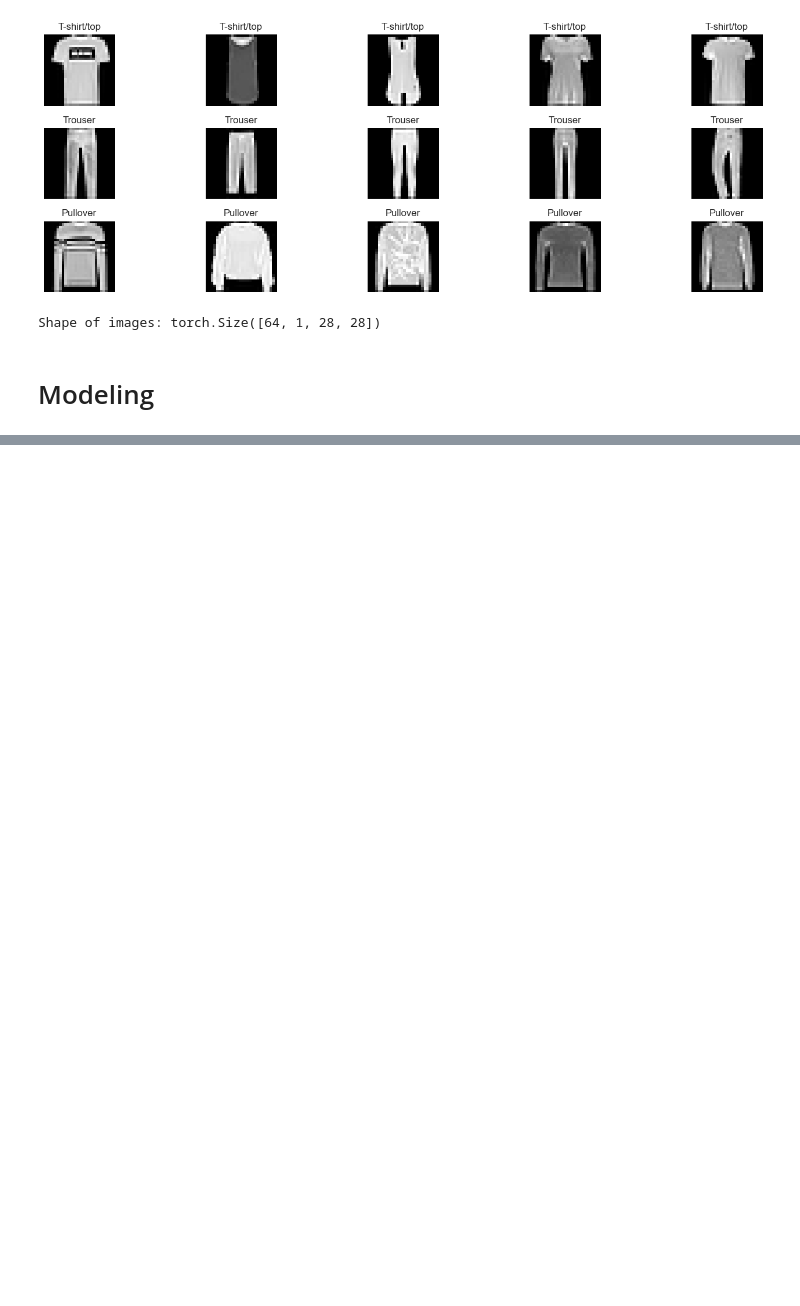
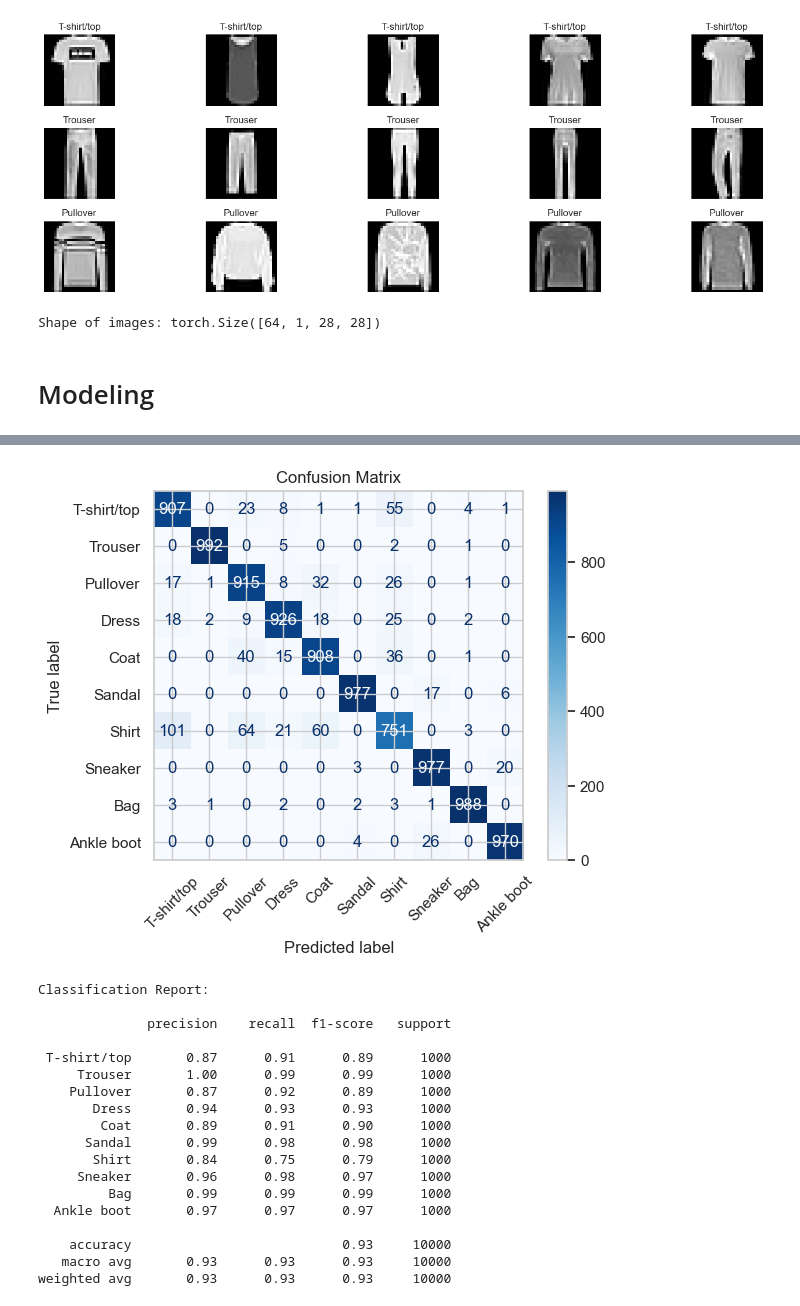
Before and after one commit to noah1-alt/E-Commerce-Clothing-Classifier, a Jupyter notebook: Technical Report.ipynb, the cells around one changed output, grey strips where cells are left out. Cells and saved outputs as stored; diff of their text form; code cells hidden in the pictures; blank space fills up the shorter version.

Commit message:
Final model, trained

```diff
--- a/Technical Report.ipynb
+++ b/Technical Report.ipynb
@@ -284,0 +323,17 @@ Validation Loss: 0.2362, Accuracy: 0.9140, Precision: 0.9140, Recall: 0.9140
+# %%
+criterion = nn.CrossEntropyLoss()  # Loss function
+optimizer = optim.Adam(model.parameters(), lr=0.0001)  # Optimizer
+model.train()  # Set the model to training mode
+num_epochs = 5  # Number of epochs
+for epoch in range(num_epochs):
+    running_loss = 0.0
+    for images, labels in full_train_loader:
+        optimizer.zero_grad()  # Zero the gradients
+        outputs = model(images)  # Forward pass
+        loss = criterion(outputs, labels)  # Compute loss
+        loss.backward()  # Backward pass
+        optimizer.step()  # Update weights
+
+        running_loss += loss.item()
+
+    print(f"Epoch [{epoch+1}/{num_epochs}], Loss: {running_loss/len(full_train_loader):.4f}")
@@ -284,0 +379,48 @@ Validation Loss: 0.2362, Accuracy: 0.9140, Precision: 0.9140, Recall: 0.9140
+# %%
+from sklearn.metrics import confusion_matrix, ConfusionMatrixDisplay, classification_report
+
+# Step 1: Collect all predictions and true labels from the test set
+all_preds = []
+all_labels = []
+
+model.eval()  # Set the model to evaluation mode
+with torch.no_grad():  # No gradient calculation needed
+    for images, labels in test_loader:
+        outputs = model(images)  # Forward pass
+        _, preds = torch.max(outputs, 1)  # Get the predicted class
+        all_preds.extend(preds.cpu().numpy())
+        all_labels.extend(labels.cpu().numpy())
+
+# Step 2: Compute the confusion matrix
+cm = confusion_matrix(all_labels, all_preds)
+
+# Step 3: Plot the confusion matrix
+disp = ConfusionMatrixDisplay(confusion_matrix=cm, display_labels=label_names)
+disp.plot(cmap="Blues", xticks_rotation=45)
+plt.title("Confusion Matrix")
+plt.show()
+
+# Step 4: Calculate recall and precision scores for each class
+report = classification_report(all_labels, all_preds, target_names=label_names, zero_division=0)
+print("Classification Report:\n")
+print(report)
+# %% [output]
+[figure, added]
+Classification Report:
+
+              precision    recall  f1-score   support
+
+ T-shirt/top       0.87      0.91      0.89      1000
+     Trouser       1.00      0.99      0.99      1000
+    Pullover       0.87      0.92      0.89      1000
+       Dress       0.94      0.93      0.93      1000
+        Coat       0.89      0.91      0.90      1000
+      Sandal       0.99      0.98      0.98      1000
+       Shirt       0.84      0.75      0.79      1000
+     Sneaker       0.96      0.98      0.97      1000
+         Bag       0.99      0.99      0.99      1000
+  Ankle boot       0.97      0.97      0.97      1000
+
+    accuracy                           0.93     10000
+   macro avg       0.93      0.93      0.93     10000
+weighted avg       0.93      0.93      0.93     10000
```
Also changed, not shown: parts of 5 cells of this notebook.
